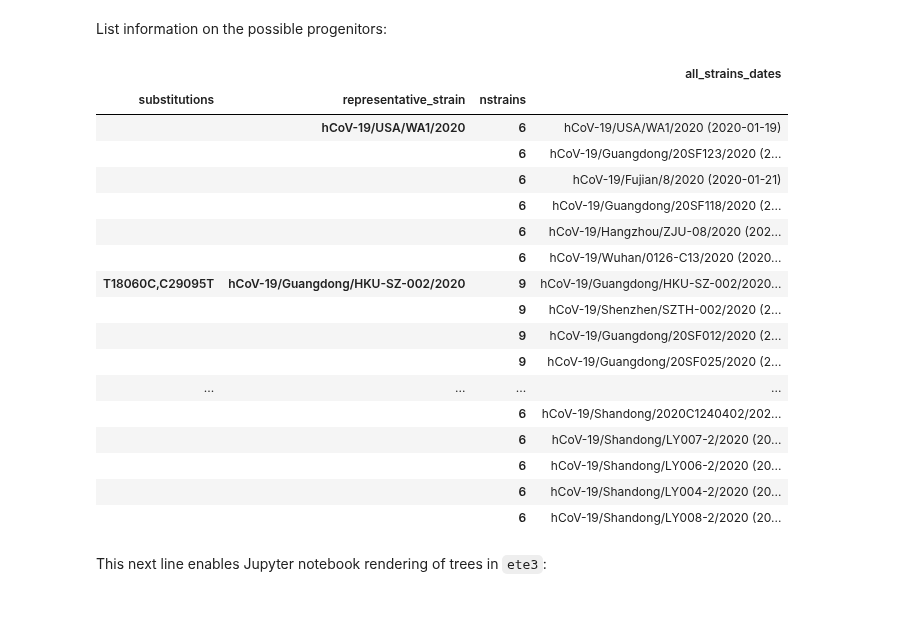
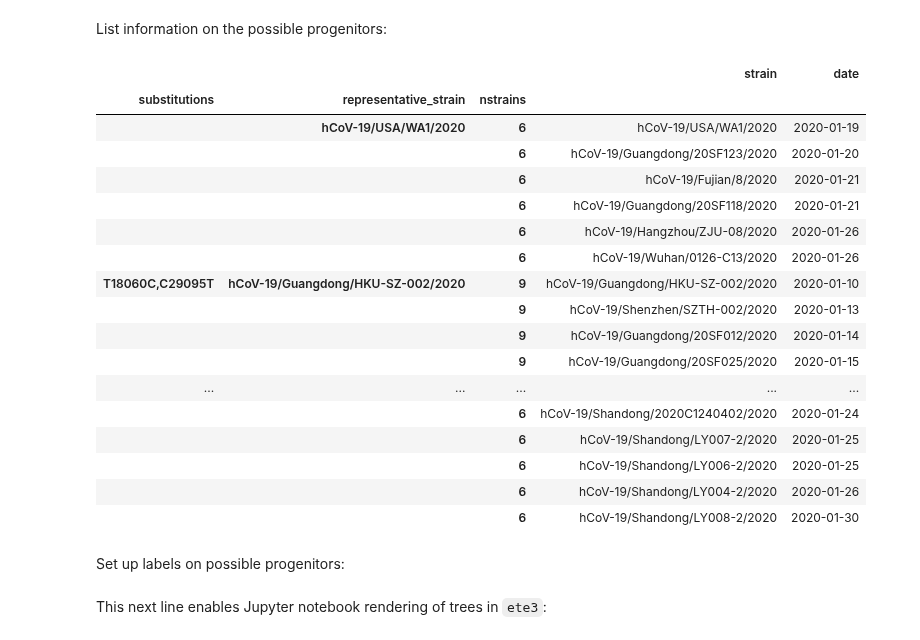
Before and after one commit to jbloom/SARS-CoV-2_PRJNA612766, a Jupyter notebook: notebooks/visualize_trees.py.ipynb, the cells around one changed output. Saved outputs shown, nothing was run; the diff lists cells and outputs as text; code cells hidden in the pictures; blank space fills up the shorter version.

```diff
--- a/notebooks/visualize_trees.py.ipynb
+++ b/notebooks/visualize_trees.py.ipynb
@@ -110,30 +110,38 @@ List information on the possible progenitors:
 # %%
 pd.set_option('display.max_colwidth', 1000)
 
-display(
+progenitor_info = (
     all_df
     .query('representative_strain in @progenitors')
     .assign(all_strains_dates=lambda x: x['all_strains_dates'].str.split(', '))
     [['substitutions', 'representative_strain', 'nstrains', 'all_strains_dates']]
     .set_index(['substitutions', 'representative_strain', 'nstrains'])
     .explode('all_strains_dates')
+    .assign(strain=lambda x: x['all_strains_dates'].str.split(' \(').str[0],
+            date=lambda x: x['all_strains_dates'].str.split(' \(').str[1].str[: -1],
+            )
+    .drop(columns='all_strains_dates')
     )
+
+display(progenitor_info)
 # %% [output]
-|  |  |  | all_strains_dates |
-| substitutions | representative_strain | nstrains |  |
-|  | hCoV-19/USA/WA1/2020 | 6 | hCoV-19/USA/WA1/2020 (2020-01-19) |
-|  |  | 6 | hCoV-19/Guangdong/20SF123/2020 (2... |
-|  |  | 6 | hCoV-19/Fujian/8/2020 (2020-01-21) |
-|  |  | 6 | hCoV-19/Guangdong/20SF118/2020 (2... |
-|  |  | 6 | hCoV-19/Hangzhou/ZJU-08/2020 (202... |
-|  |  | 6 | hCoV-19/Wuhan/0126-C13/2020 (2020... |
-| T18060C,C29095T | hCoV-19/Guangdong/HKU-SZ-002/2020 | 9 | hCoV-19/Guangdong/HKU-SZ-002/2020... |
-|  |  | 9 | hCoV-19/Shenzhen/SZTH-002/2020 (2... |
-|  |  | 9 | hCoV-19/Guangdong/20SF012/2020 (2... |
-|  |  | 9 | hCoV-19/Guangdong/20SF025/2020 (2... |
-| ... | ... | ... | ... |
-|  |  | 6 | hCoV-19/Shandong/2020C1240402/202... |
-|  |  | 6 | hCoV-19/Shandong/LY007-2/2020 (20... |
-|  |  | 6 | hCoV-19/Shandong/LY006-2/2020 (20... |
-|  |  | 6 | hCoV-19/Shandong/LY004-2/2020 (20... |
-|  |  | 6 | hCoV-19/Shandong/LY008-2/2020 (20... |
+|  |  |  | strain | date |
+| substitutions | representative_strain | nstrains |  |  |
+|  | hCoV-19/USA/WA1/2020 | 6 | hCoV-19/USA/WA1/2020 | 2020-01-19 |
+|  |  | 6 | hCoV-19/Guangdong/20SF123/2020 | 2020-01-20 |
+|  |  | 6 | hCoV-19/Fujian/8/2020 | 2020-01-21 |
+|  |  | 6 | hCoV-19/Guangdong/20SF118/2020 | 2020-01-21 |
+|  |  | 6 | hCoV-19/Hangzhou/ZJU-08/2020 | 2020-01-26 |
+|  |  | 6 | hCoV-19/Wuhan/0126-C13/2020 | 2020-01-26 |
+| T18060C,C29095T | hCoV-19/Guangdong/HKU-SZ-002/2020 | 9 | hCoV-19/Guangdong/HKU-SZ-002/2020 | 2020-01-10 |
+|  |  | 9 | hCoV-19/Shenzhen/SZTH-002/2020 | 2020-01-13 |
+|  |  | 9 | hCoV-19/Guangdong/20SF012/2020 | 2020-01-14 |
+|  |  | 9 | hCoV-19/Guangdong/20SF025/2020 | 2020-01-15 |
+| ... | ... | ... | ... | ... |
+|  |  | 6 | hCoV-19/Shandong/2020C1240402/2020 | 2020-01-24 |
+|  |  | 6 | hCoV-19/Shandong/LY007-2/2020 | 2020-01-25 |
+|  |  | 6 | hCoV-19/Shandong/LY006-2/2020 | 2020-01-25 |
+|  |  | 6 | hCoV-19/Shandong/LY004-2/2020 | 2020-01-26 |
+|  |  | 6 | hCoV-19/Shandong/LY008-2/2020 | 2020-01-30 |
+# %% [markdown]
+Set up labels on possible progenitors:
```
Also changed, not shown: parts of 2 cells of this notebook.
